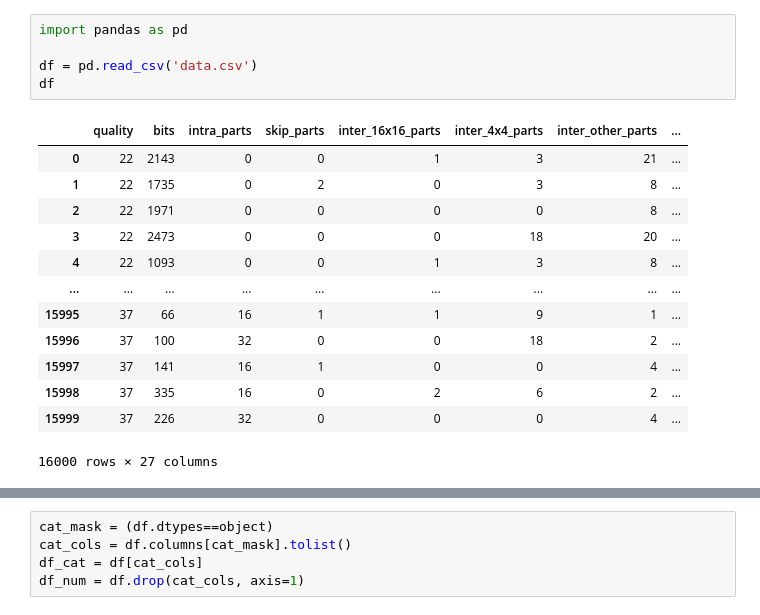
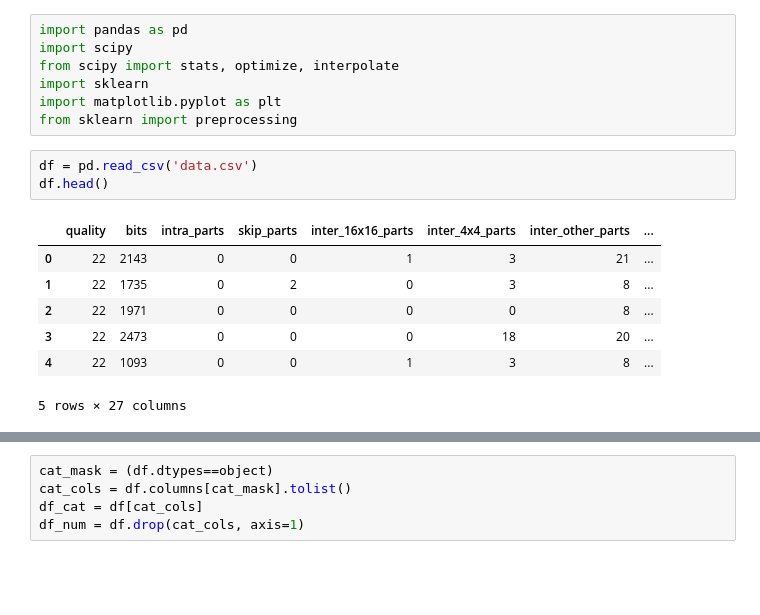
Before and after one commit to ostapkharysh/ColonoscopyDetection, a Jupyter notebook: Datamanipulation.ipynb, the cells around one changed output, grey strips where cells are left out. Cells and saved outputs as stored; diff of their text form; blank space fills up the shorter version.

```diff
--- a/Datamanipulation.ipynb
+++ b/Datamanipulation.ipynb
@@ -1,19 +1,18 @@
+# %%
+import pandas as pd
+import scipy
+from scipy import stats, optimize, interpolate
+import sklearn
+import matplotlib.pyplot as plt
+from sklearn import preprocessing
 # %%
-import pandas as pd
-
 df = pd.read_csv('data.csv')
-df
+df.head()
 # %% [output]
 |  | quality | bits | intra_parts | skip_parts | inter_16x16_parts | inter_4x4_parts | inter_other_parts | ... |
 | 0 | 22 | 2143 | 0 | 0 | 1 | 3 | 21 | ... |
 | 1 | 22 | 1735 | 0 | 2 | 0 | 3 | 8 | ... |
 | 2 | 22 | 1971 | 0 | 0 | 0 | 0 | 8 | ... |
 | 3 | 22 | 2473 | 0 | 0 | 0 | 18 | 20 | ... |
 | 4 | 22 | 1093 | 0 | 0 | 1 | 3 | 8 | ... |
-| ... | ... | ... | ... | ... | ... | ... | ... | ... |
-| 15995 | 37 | 66 | 16 | 1 | 1 | 9 | 1 | ... |
-| 15996 | 37 | 100 | 32 | 0 | 0 | 18 | 2 | ... |
-| 15997 | 37 | 141 | 16 | 1 | 0 | 0 | 4 | ... |
-| 15998 | 37 | 335 | 16 | 0 | 2 | 6 | 2 | ... |
-| 15999 | 37 | 226 | 32 | 0 | 0 | 0 | 4 | ... |
-16000 rows × 27 columns
+5 rows × 27 columns
```
Also changed, not shown: parts of 16 cells of this notebook, 1 other file.
